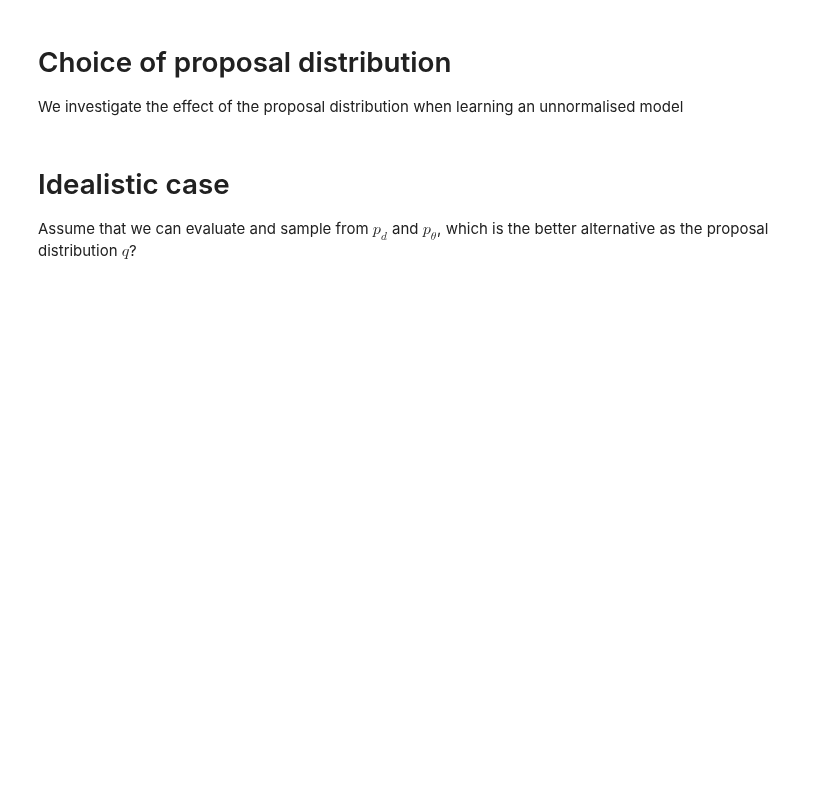
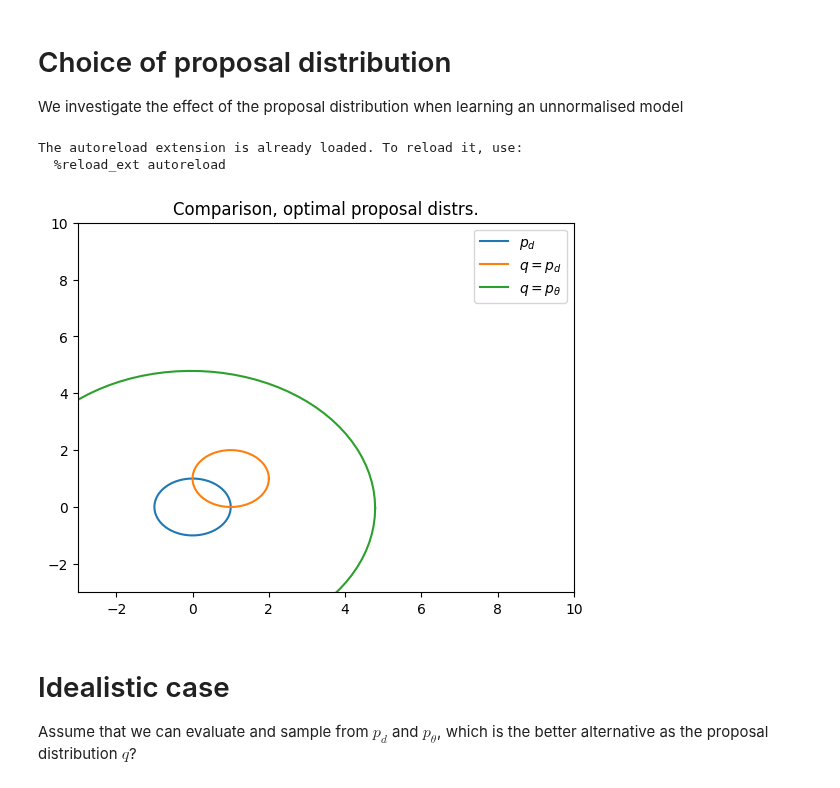
Before and after one commit to jackonelli/nce_cd_cis, a Jupyter notebook: nbs/choice_of_proposal_distr.ipynb, the cells around one changed output. Saved outputs shown, nothing was run; the diff lists cells and outputs as text; code cells hidden in the pictures; blank space fills up the shorter version.

```diff
--- a/nbs/choice_of_proposal_distr.ipynb
+++ b/nbs/choice_of_proposal_distr.ipynb
@@ -9,37 +9,59 @@ from scipy.linalg import sqrtm
 import matplotlib.pyplot as plt
 
 sys.path.append("..")
 from src.nce.cnce import CondNceCrit
 from src.nce.rank import NceRankCrit
 
 from src.noise_distr.normal import MultivariateNormal
 from src.models.gaussian_model import DiagGaussianModel
 
 from src.training.model_training import train_model, train_model_model_proposal
 from src.data.normal import MultivariateNormalData
 from src.training.training_utils import Mse, MvnKlDiv, no_change_stopping_condition, no_stopping
 %load_ext autoreload
 %autoreload 2
 
 def mvn_curve(mu, cov, std=1, res=100):
     with torch.no_grad():
         angles = torch.linspace(0, 2*torch.pi, res)
         curve_param = torch.column_stack((torch.cos(angles), torch.sin(angles)))
         ellipsis = std * curve_param @ torch.Tensor(sqrtm(cov))
         return mu + ellipsis
 
 def plot_mvn(levels, ax, label):
     ax.plot(levels[:, 0], levels[:, 1], label=label)
 
-def plot_distrs(p_d, p_t_d, p_t_t):
+def plot_distrs_ideal(p_d, p_t_d, p_t_t):
     fig, ax = plt.subplots()
     ax.set_xlim([-3, 10])
     ax.set_ylim([-3, 10])
-    plot_mvn(mvn_curve(p_d.mu, p_d.cov), ax, "$p_{d}}$")
-    plot_mvn(mvn_curve(p_t_d.mu, p_t_d.cov()), ax, "$p_{\\theta}, p_n = p_d$")
-    plot_mvn(mvn_curve(p_t_t.mu, p_t_t.cov()), ax, "$p_{\\theta}, p_n = p_{\\theta}$")
+    distrs = [
+        (p_d.mu, p_d.cov, "$p_{d}}$"),
+        (p_t_d.mu, p_t_d.cov(), "$q=p_d$"),
+        (p_t_t.mu, p_t_t.cov(), "$q = p_{\\theta}$")
+    ]
+    for mu, cov, label in distrs:
+        plot_mvn(mvn_curve(mu, cov), ax, label)
+    ax.set_title("Comparison, optimal proposal distrs.")
+    ax.legend()
 
+def plot_distrs_adaptive(p_d, p_theta, q_phi):
+    fig, ax = plt.subplots()
+    ax.set_xlim([-3, 10])
+    ax.set_ylim([-3, 10])
+    distrs = [
+        (p_d.mu, p_d.cov, "$p_{d}}$"),
+        (p_theta.mu, p_theta.cov(), "$p_{\\theta}$"),
+        (q_phi.mu, q_phi.cov(), "$q_{\\varphi}$")
+    ]
+    for mu, cov, label in distrs:
+        plot_mvn(mvn_curve(mu, cov), ax, label)
+    ax.set_title("Adaptive proposal")
     ax.legend()
+# %% [output]
+The autoreload extension is already loaded. To reload it, use:
+  %reload_ext autoreload
+[figure, added]
 # %% [markdown]
 # Idealistic case
 
```
Also changed, not shown: parts of 10 cells of this notebook, 6 other files.
